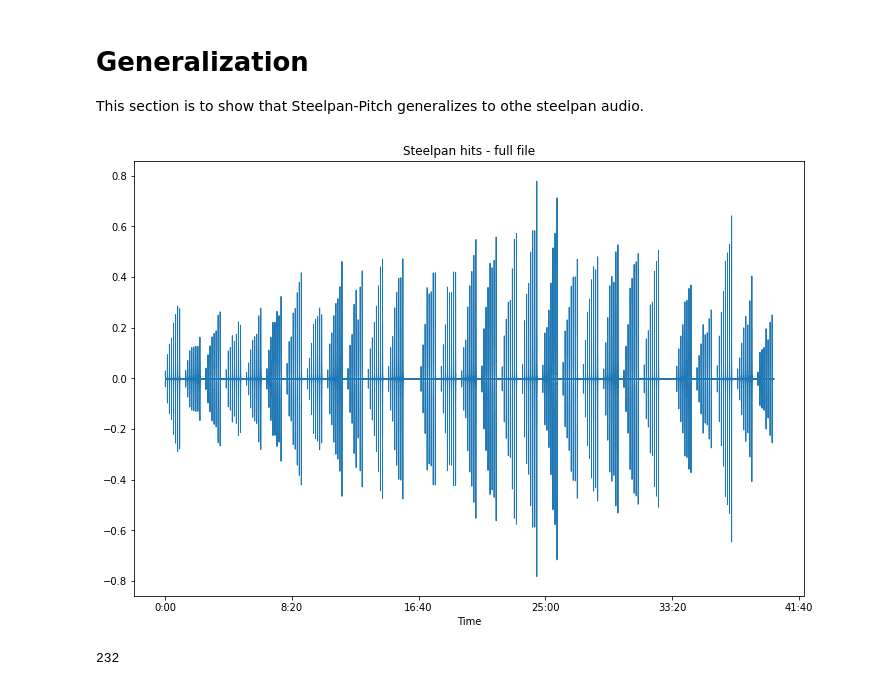
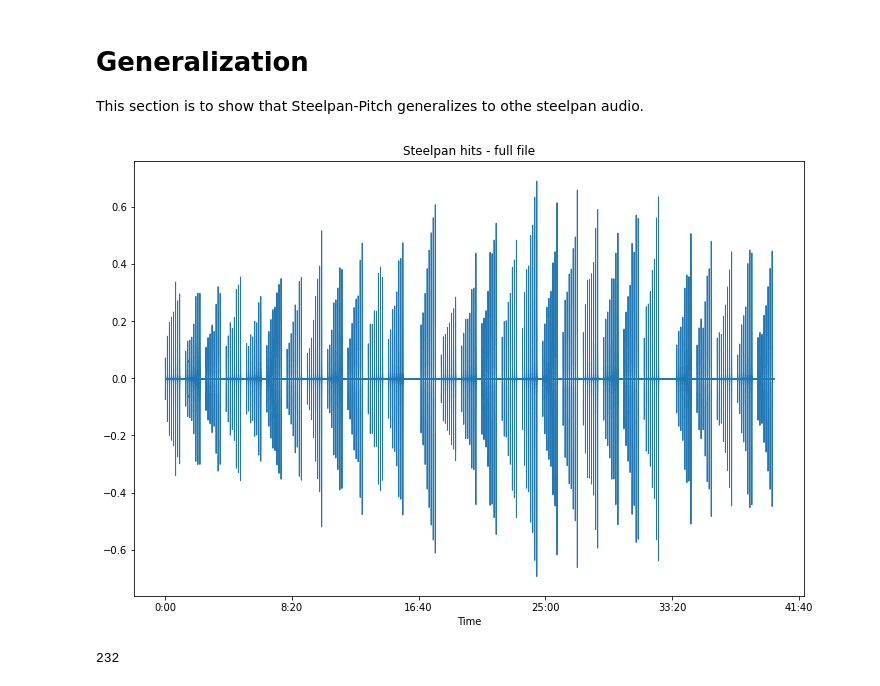
Before and after one commit to malloyca/steelpan-pitch-private, a Jupyter notebook: onset-pitch/steelpan_onset.ipynb, the cells around one changed output. Cells and saved outputs as stored; diff of their text form; code cells hidden in the pictures.

```diff
--- a/onset-pitch/steelpan_onset.ipynb
+++ b/onset-pitch/steelpan_onset.ipynb
@@ -1910,14 +1912,14 @@ pd.DataFrame.from_dict(model.history.history).to_csv(
 This section is to show that Steelpan-Pitch generalizes to othe steelpan audio.
 # %%
 sr = 16000
-andy_narell_full_audio, _ = librosa.load('/content/Andy Narell Tenor Pan 1.wav', sr=sr)
+narell_audio, _ = librosa.load('/content/Andy Narell Tenor Pan 2.wav', sr=sr)
 # %%
 # plot the audio file
 fig, ax = plt.subplots(figsize=(12,8))
-display.waveshow(andy_narell_full_audio, sr=sr, ax=ax)
+display.waveshow(narell_audio, sr=sr, ax=ax)
 ax.set(title='Steelpan hits - full file')
 
 plt.show()
 # %% [output]
-[figure, old version]
+[figure, new version]
 # %%
```
Also changed, not shown: parts of 24 cells of this notebook.
